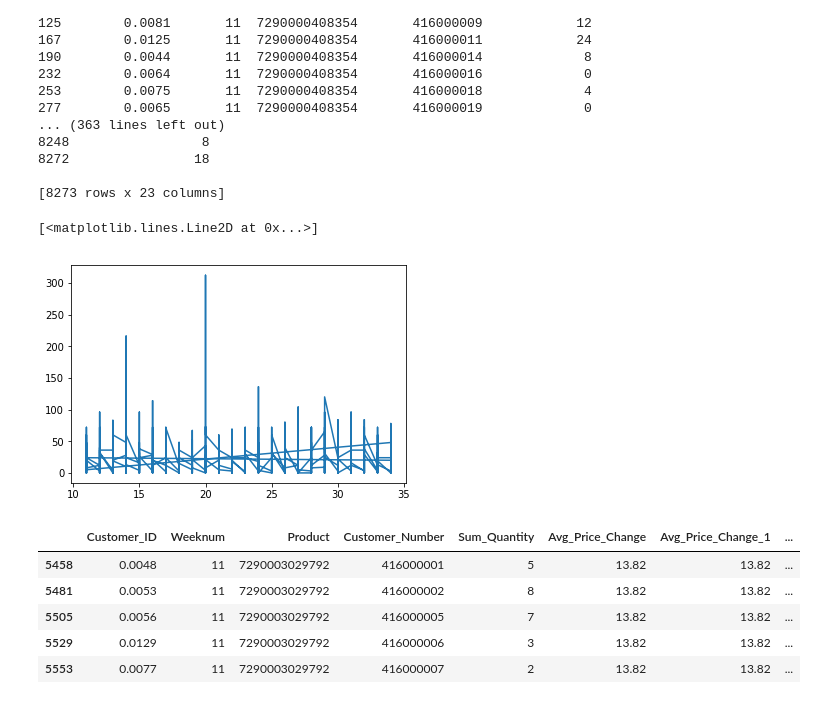
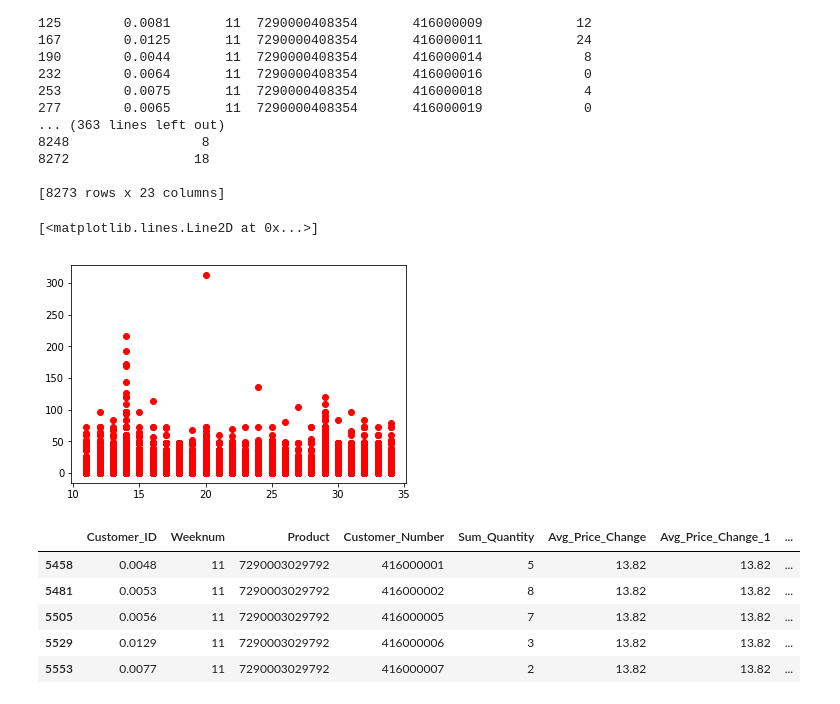
Before and after one commit to eyalfarkash/TCDS-Final, a Jupyter notebook: Code/final-project-CSV_v4_3Products.ipynb, the cells around one changed output. Saved outputs shown, nothing was run; the diff lists cells and outputs as text; code cells hidden in the pictures.

Commit message:
3 products code

```diff
--- a/Code/final-project-CSV_v4_3Products.ipynb
+++ b/Code/final-project-CSV_v4_3Products.ipynb
@@ -287,10 +287,10 @@ print(Data2ByProduct)
 
 [8273 rows x 23 columns]
 # %%
-plt.plot (Data2ByProduct.Weeknum, Data2ByProduct.Sum_Quantity)
+plt.plot (Data2ByProduct.Weeknum, Data2ByProduct.Sum_Quantity, 'ro')
 # %% [output]
 [<matplotlib.lines.Line2D at 0x...>]
-[figure, old version]
+[figure, new version]
 # %%
 # we can see that in week 14 the quantities are very high, and on week 15 are very low,
 # %%
```
Also changed, not shown: parts of 2 cells of this notebook.
